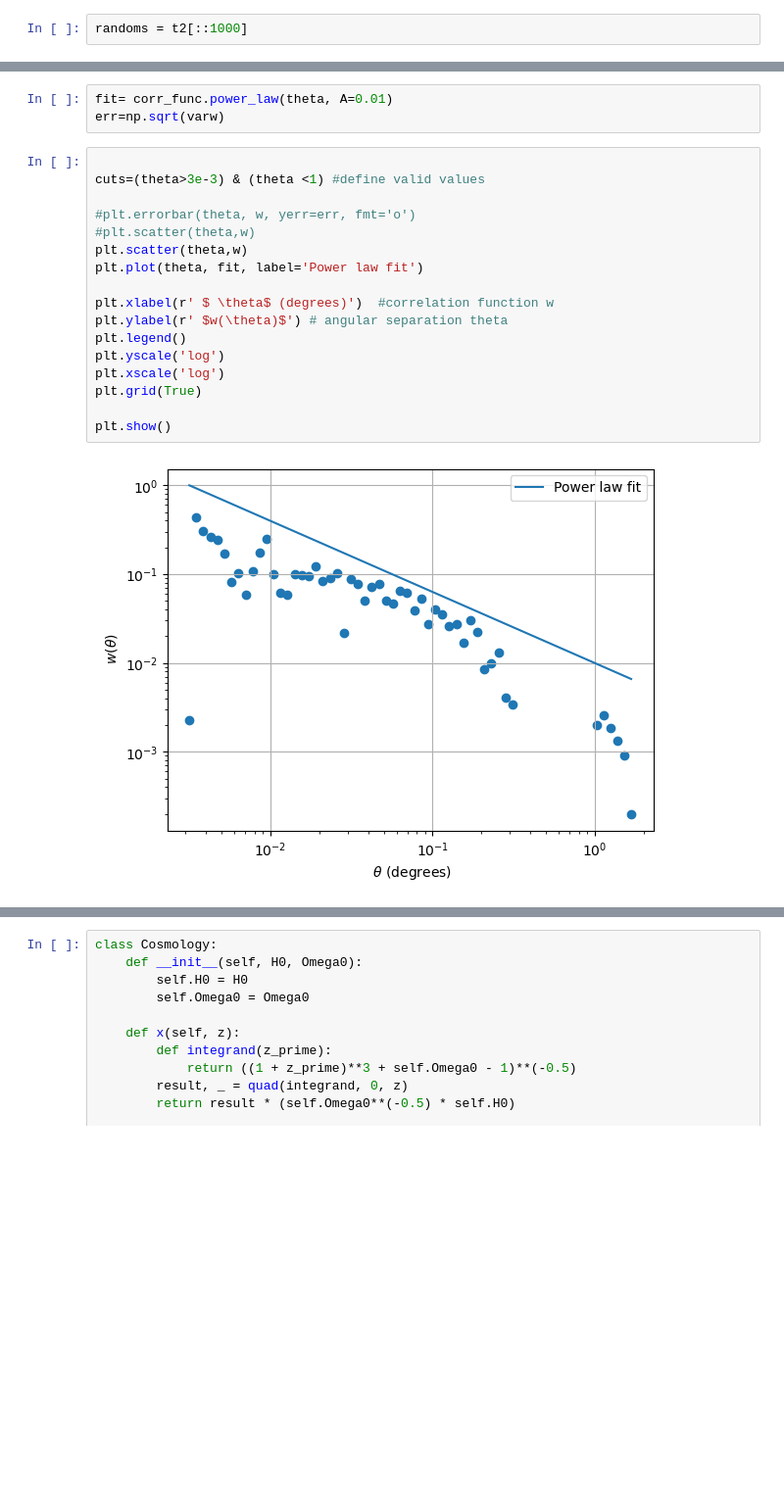
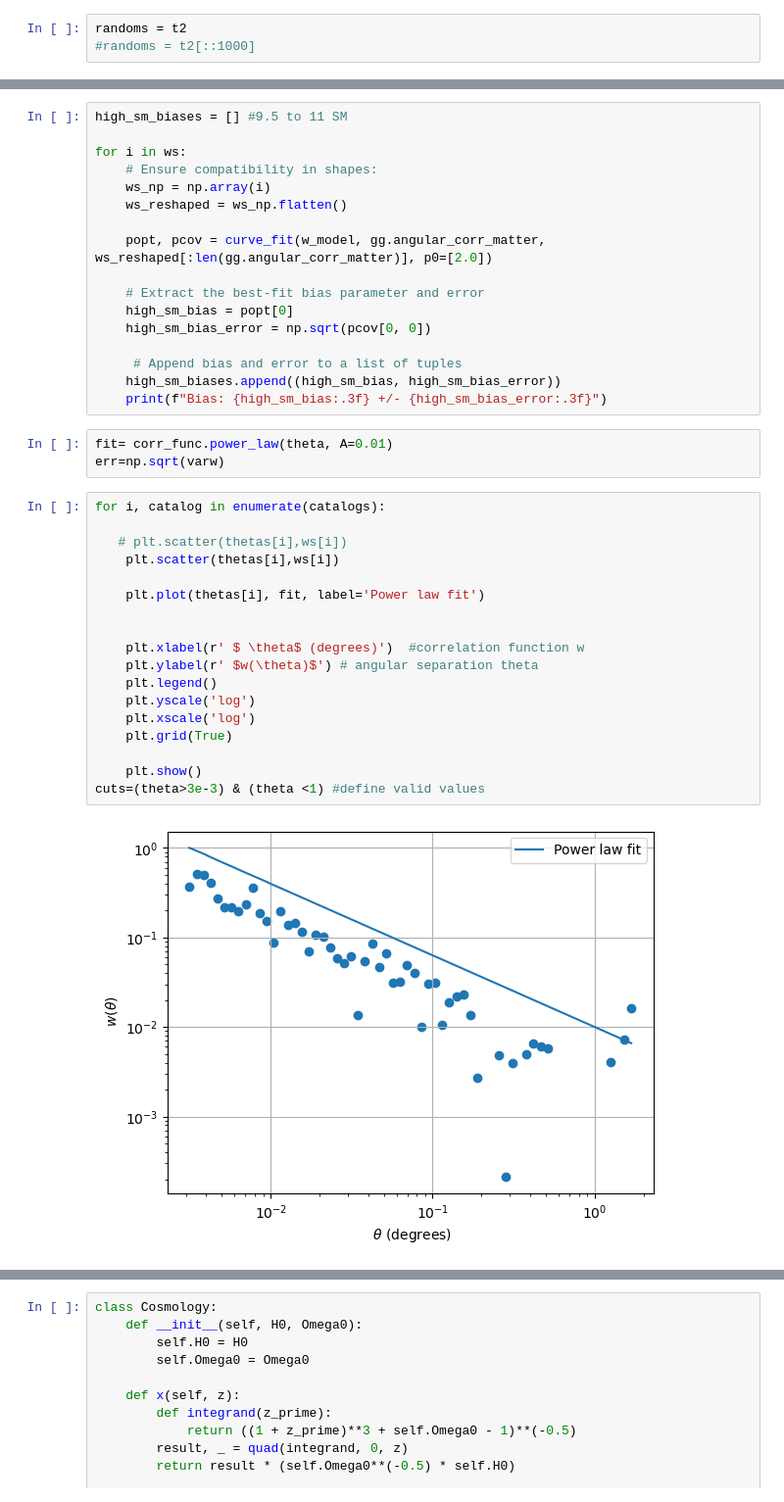
Before and after one commit to OtiliaIrina/Master_Thesis, a Jupyter notebook: class.ipynb, the cells around one changed output, grey strips where cells are left out. Shown at 98% size. Drawn from its saved outputs; the diff is of its cells as text; blank space fills up the shorter version.

```diff
--- a/class.ipynb
+++ b/class.ipynb
@@ -289,5 +309,6 @@ np.savetxt("rr.txt", w, delimiter=",")
 # %% [output]
 'subsample = (t[\'z\'] > 0.5) & (t[\'z\'] <= 0.6) & (t[\'SM\'] > 10) & (t[\'SM\'] <= 10.5)\nsubset = t[subsample]\nrandoms = t2[::1000]\n\ncorr_func = CorrelationFunction(subset, randoms, config)\n\n\ ...
 # %%
-randoms = t2[::1000]
+randoms = t2
+#randoms = t2[::1000]
 # %%
@@ -398,22 +398,40 @@ print(w)"""
+# %%
+high_sm_biases = [] #9.5 to 11 SM
+
+for i in ws:
+    # Ensure compatibility in shapes:
+    ws_np = np.array(i)
+    ws_reshaped = ws_np.flatten()
+
+    popt, pcov = curve_fit(w_model, gg.angular_corr_matter, ws_reshaped[:len(gg.angular_corr_matter)], p0=[2.0])
+
+    # Extract the best-fit bias parameter and error
+    high_sm_bias = popt[0]
+    high_sm_bias_error = np.sqrt(pcov[0, 0])
+
+     # Append bias and error to a list of tuples
+    high_sm_biases.append((high_sm_bias, high_sm_bias_error))
+    print(f"Bias: {high_sm_bias:.3f} +/- {high_sm_bias_error:.3f}")
 # %%
 fit= corr_func.power_law(theta, A=0.01)
 err=np.sqrt(varw)
 # %%
+for i, catalog in enumerate(catalogs):
 
+   # plt.scatter(thetas[i],ws[i])
+    plt.scatter(thetas[i],ws[i])
+
+    plt.plot(thetas[i], fit, label='Power law fit')
+
+
+    plt.xlabel(r' $ \theta$ (degrees)')  #correlation function w
+    plt.ylabel(r' $w(\theta)$') # angular separation theta
+    plt.legend()
+    plt.yscale('log')
+    plt.xscale('log')
+    plt.grid(True)
+
+    plt.show()
 cuts=(theta>3e-3) & (theta <1) #define valid values
-
-#plt.errorbar(theta, w, yerr=err, fmt='o')
-#plt.scatter(theta,w)
-plt.scatter(theta,w)
-plt.plot(theta, fit, label='Power law fit')
-
-plt.xlabel(r' $ \theta$ (degrees)')  #correlation function w
-plt.ylabel(r' $w(\theta)$') # angular separation theta
-plt.legend()
-plt.yscale('log')
-plt.xscale('log')
-plt.grid(True)
-
-plt.show()
 # %% [output]
-[figure, old version]
+[figure, new version]
```
Also changed, not shown: parts of 30 cells of this notebook, 6 other files.
